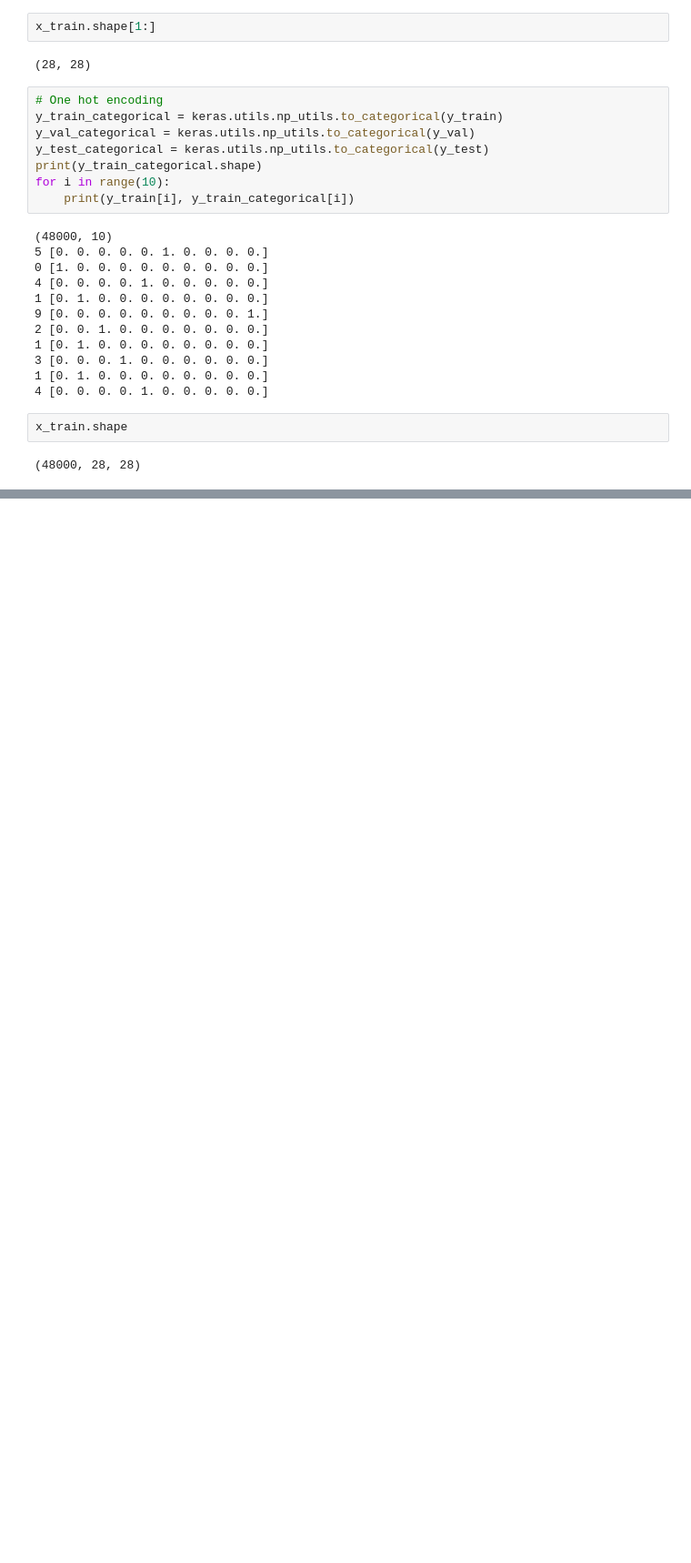
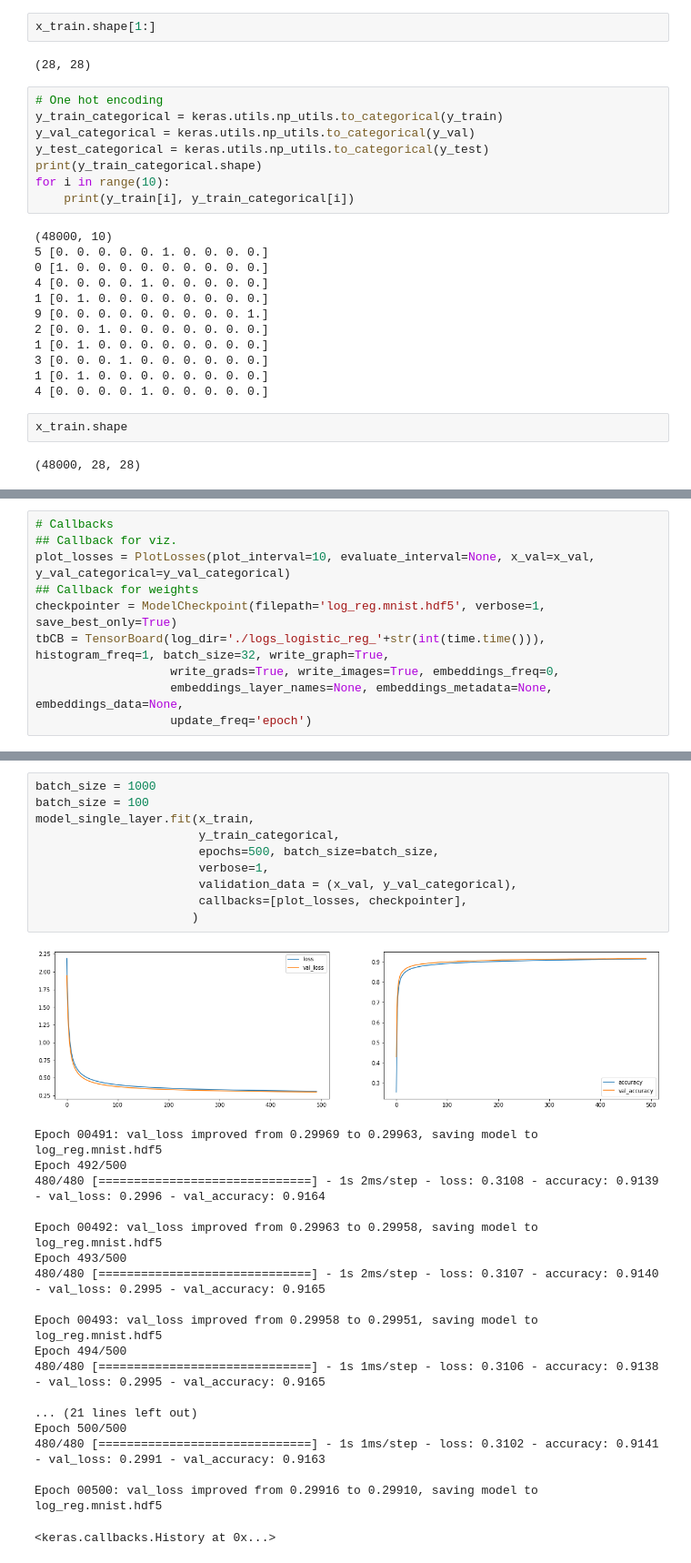
Before and after one commit to GabrielTorga/NNs, a Jupyter notebook: MNIST_multiclass.ipynb, the cells around one changed output, grey strips where cells are left out. Shown: that part at 91% size. Cells and saved outputs as stored; diff of their text form; blank space fills up the shorter version.

```diff
--- a/MNIST.ipynb
+++ b/MNIST_multiclass.ipynb
@@ -185,0 +215,10 @@ _________________________________________________________________
+# %%
+# Callbacks
+## Callback for viz.
+plot_losses = PlotLosses(plot_interval=10, evaluate_interval=None, x_val=x_val, y_val_categorical=y_val_categorical)
+## Callback for weights
+checkpointer = ModelCheckpoint(filepath='log_reg.mnist.hdf5', verbose=1, save_best_only=True)
+tbCB = TensorBoard(log_dir='./logs_logistic_reg_'+str(int(time.time())), histogram_freq=1, batch_size=32, write_graph=True,
+                   write_grads=True, write_images=True, embeddings_freq=0,
+                   embeddings_layer_names=None, embeddings_metadata=None, embeddings_data=None,
+                   update_freq='epoch')
@@ -185,0 +228,30 @@ _________________________________________________________________
+# %%
+batch_size = 1000
+batch_size = 100
+model_single_layer.fit(x_train,
+                       y_train_categorical,
+                       epochs=500, batch_size=batch_size,
+                       verbose=1,
+                       validation_data = (x_val, y_val_categorical),
+                       callbacks=[plot_losses, checkpointer],
+                      )
+# %% [output]
+[figure, added]
+Epoch 00491: val_loss improved from 0.29969 to 0.29963, saving model to log_reg.mnist.hdf5
+Epoch 492/500
+480/480 [==============================] - 1s 2ms/step - loss: 0.3108 - accuracy: 0.9139 - val_loss: 0.2996 - val_accuracy: 0.9164
+
+Epoch 00492: val_loss improved from 0.29963 to 0.29958, saving model to log_reg.mnist.hdf5
+Epoch 493/500
+480/480 [==============================] - 1s 2ms/step - loss: 0.3107 - accuracy: 0.9140 - val_loss: 0.2995 - val_accuracy: 0.9165
+
+Epoch 00493: val_loss improved from 0.29958 to 0.29951, saving model to log_reg.mnist.hdf5
+Epoch 494/500
+480/480 [==============================] - 1s 1ms/step - loss: 0.3106 - accuracy: 0.9138 - val_loss: 0.2995 - val_accuracy: 0.9165
+
+... (21 lines left out)
+Epoch 500/500
+480/480 [==============================] - 1s 1ms/step - loss: 0.3102 - accuracy: 0.9141 - val_loss: 0.2991 - val_accuracy: 0.9163
+
+Epoch 00500: val_loss improved from 0.29916 to 0.29910, saving model to log_reg.mnist.hdf5
+<keras.callbacks.History at 0x...>
```
Also changed, not shown: parts of 11 cells of this notebook, 2 other files.
